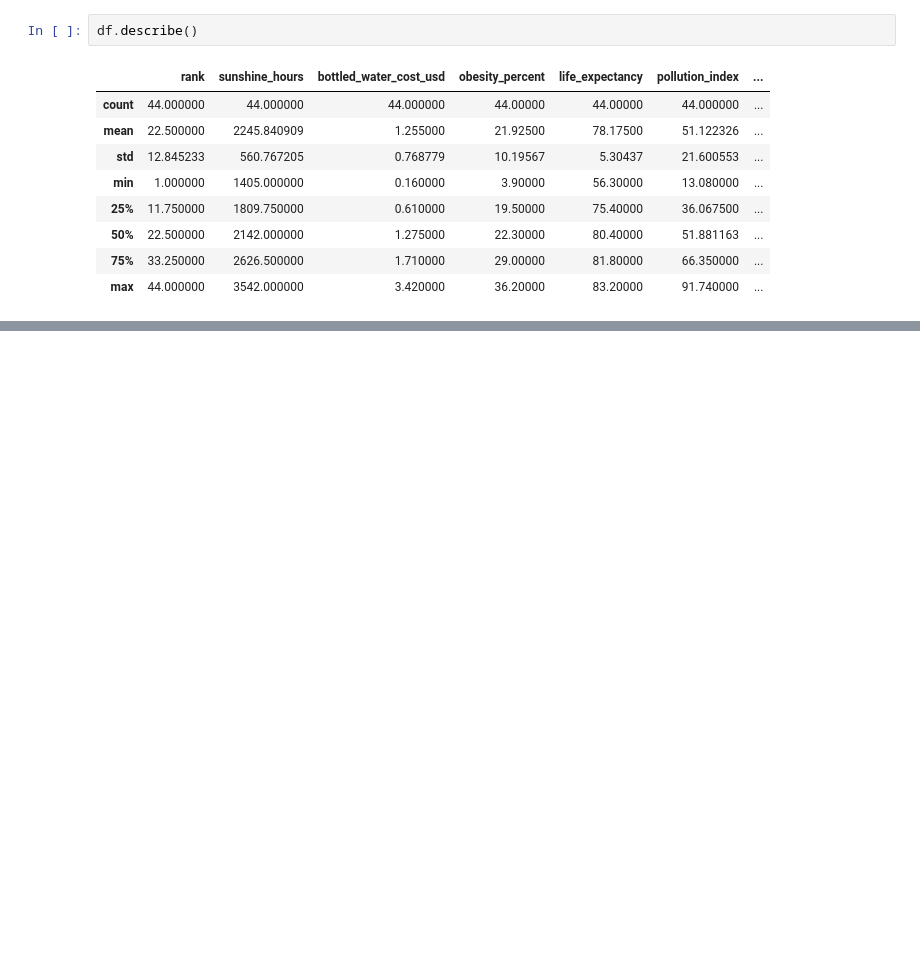
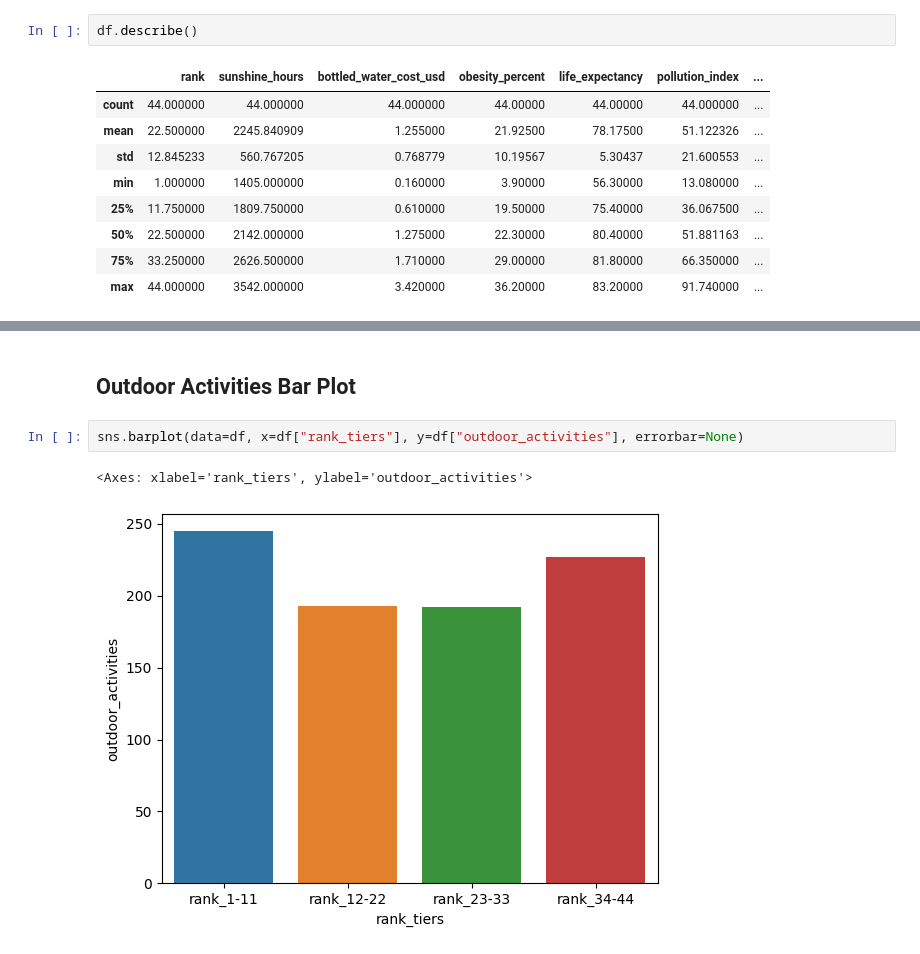
Before and after one commit to josh2894/Josh-Guo-Data-Science, a Jupyter notebook: DS Practice/HealthyLifestyle.ipynb, the cells around one changed output, grey strips where cells are left out. Cells and saved outputs as stored; diff of their text form; blank space fills up the shorter version.

```diff
--- a/DS Practice/HealthyLifestyle.ipynb
+++ b/DS Practice/HealthyLifestyle.ipynb
@@ -202,0 +240,7 @@ df.describe()
+# %% [markdown]
+## Outdoor Activities Bar Plot
+# %%
+sns.barplot(data=df, x=df["rank_tiers"], y=df["outdoor_activities"], errorbar=None)
+# %% [output]
+<Axes: xlabel='rank_tiers', ylabel='outdoor_activities'>
+[figure, added]
```
Also changed, not shown: parts of 32 cells of this notebook.
